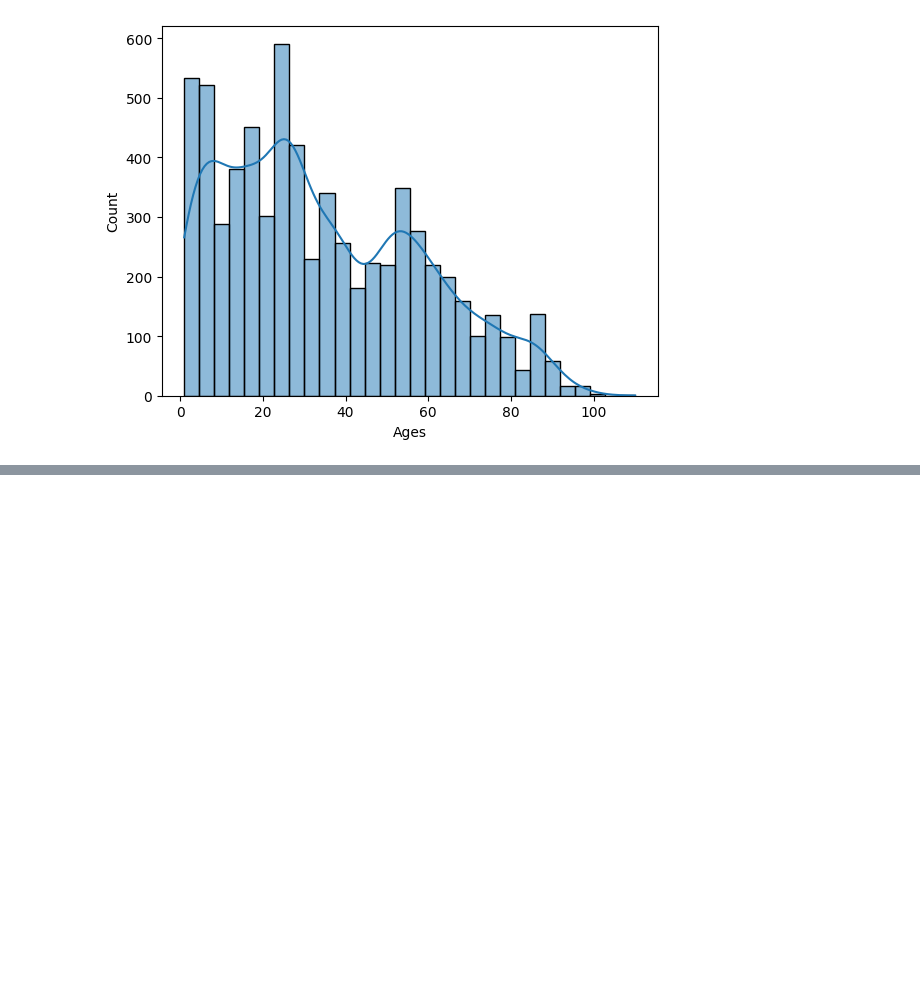
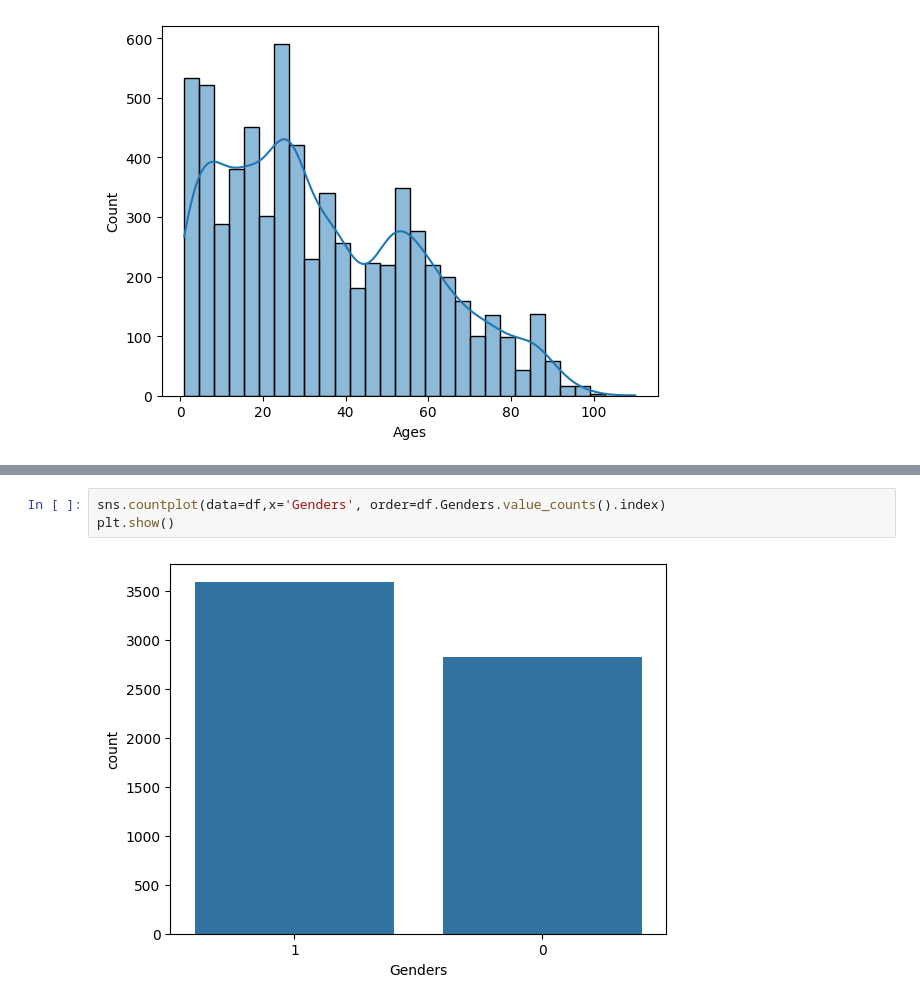
Before and after one commit to jayshivankar/Face-Analysis, a Jupyter notebook: Models/age_prediction.ipynb, the cells around one changed output, grey strips where cells are left out. Saved outputs shown, nothing was run; the diff lists cells and outputs as text; blank space fills up the shorter version.

```diff
--- a/Models/age_prediction.ipynb
+++ b/Models/age_prediction.ipynb
@@ -96,0 +106,5 @@ sns.histplot(df['Ages'],kde=True, bins=30)
+# %%
+sns.countplot(data=df,x='Genders', order=df.Genders.value_counts().index)
+plt.show()
+# %% [output]
+[figure, added]
```
Also changed, not shown: parts of 5 cells of this notebook, 1 other file.
